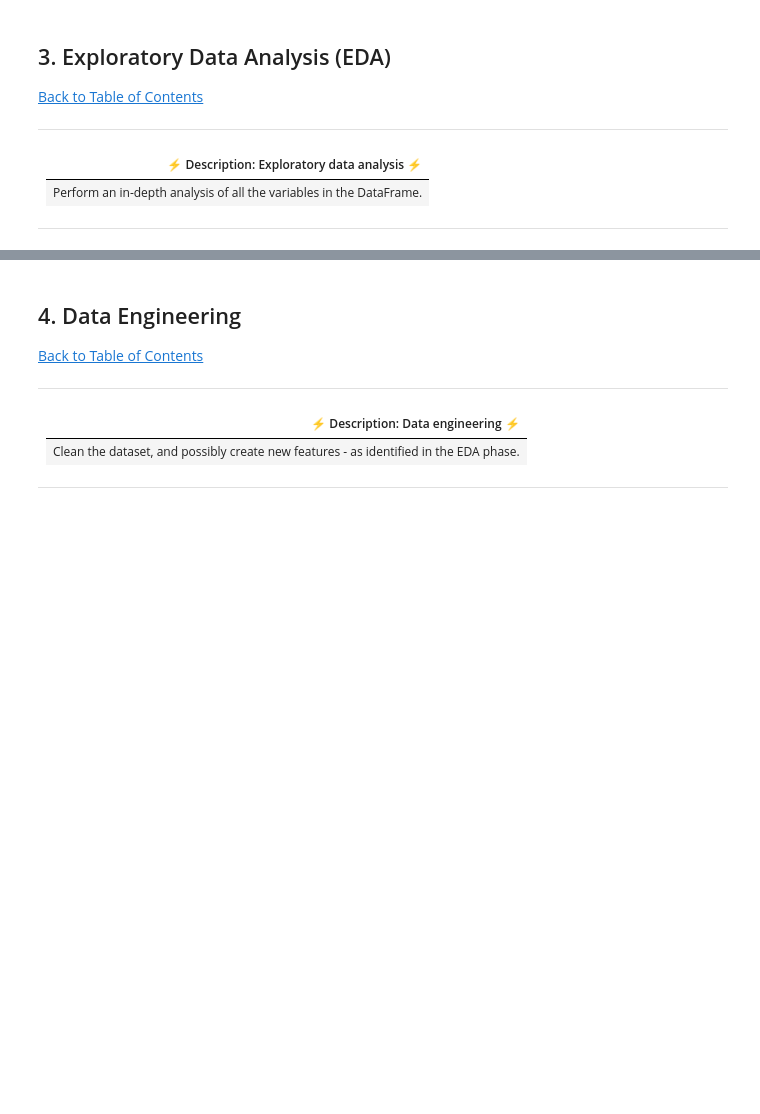
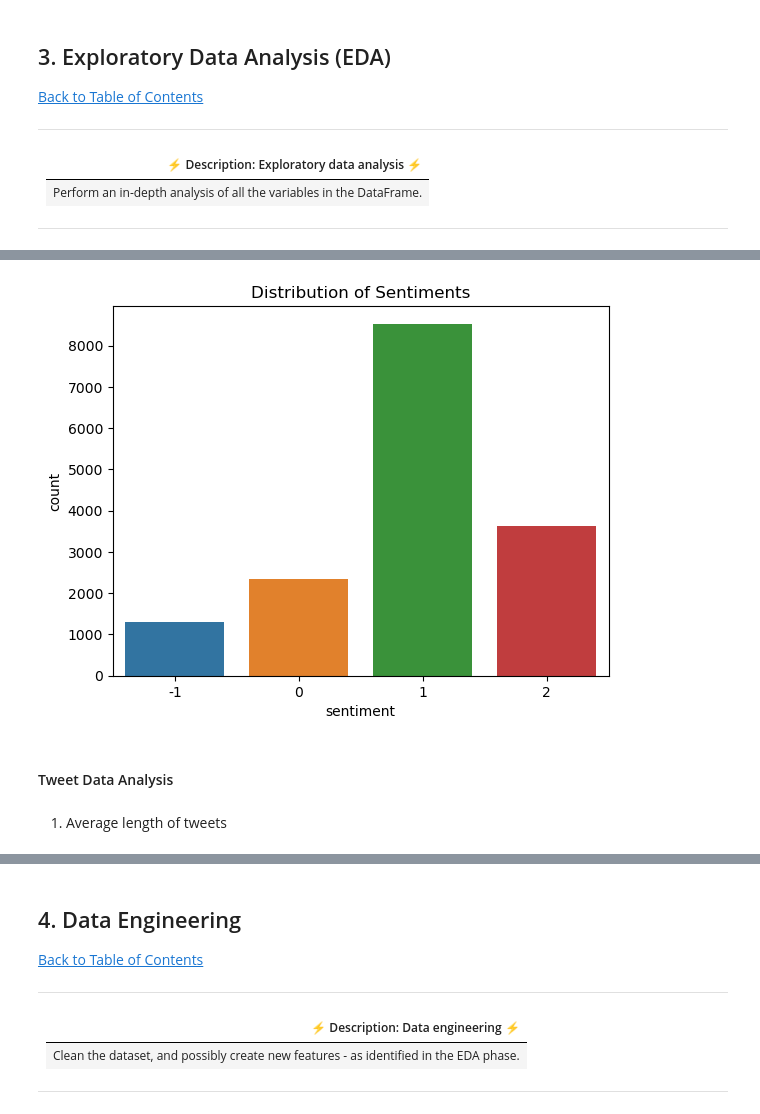
Before and after one commit to gzukhanye/Classification-Sprint-2307FTDS-TEAM-JM5, a Jupyter notebook: JM5_Notebook.ipynb, the cells around one changed output, grey strips where cells are left out. Saved outputs shown, nothing was run; the diff lists cells and outputs as text; code cells hidden in the pictures; blank space fills up the shorter version.

```diff
--- a/JM5_Notebook.ipynb
+++ b/JM5_Notebook.ipynb
@@ -43,3 +59,7 @@
 | Load the data from the `train and test` file into a DataFrame. |
 
 ---
+# %%
+# loaded the data from the df file as a dataFrame
+df_train = pd.read_csv("train.csv")
+df_test = pd.read_csv("test.csv")
@@ -58,0 +126,15 @@
+# %%
+'''
+The distribution of classes in 'sentiment'
+1(reference class) has the highest distribution
+'''
+
+sns.countplot(x='sentiment', data=df_train)
+plt.title('Distribution of Sentiments')
+plt.show()
+# %% [output]
+[figure, added]
+# %% [markdown]
+#### Tweet Data Analysis
+# %% [markdown]
+1. Average length of tweets
```
Also changed, not shown: parts of 13 cells of this notebook.
